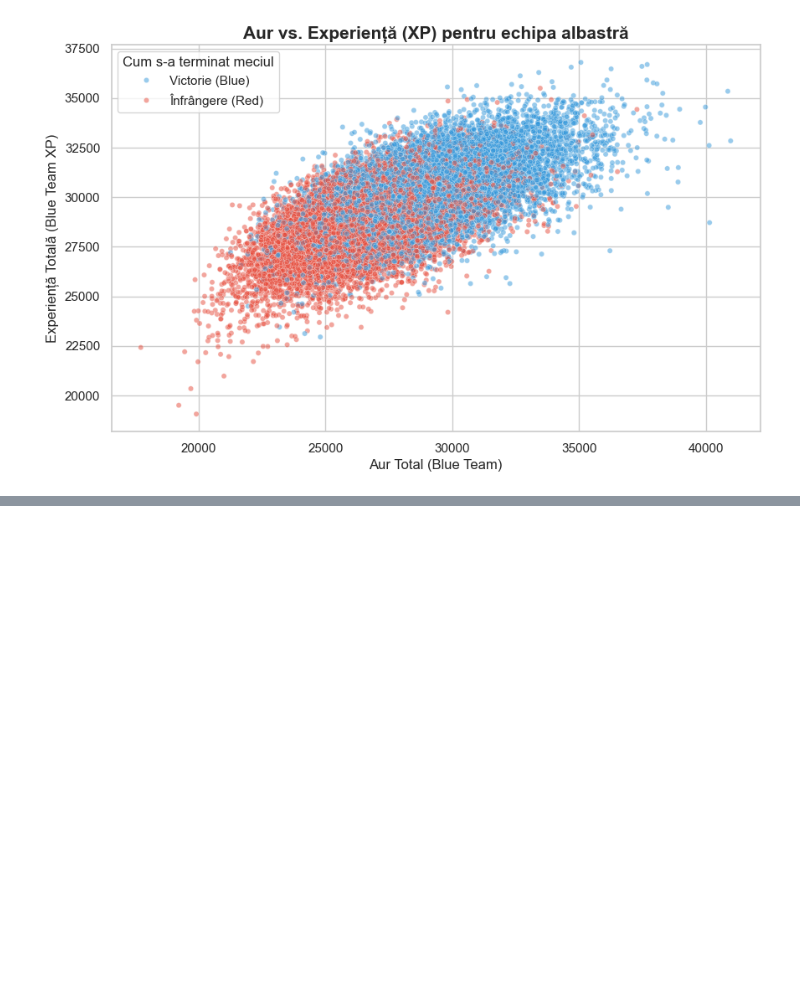
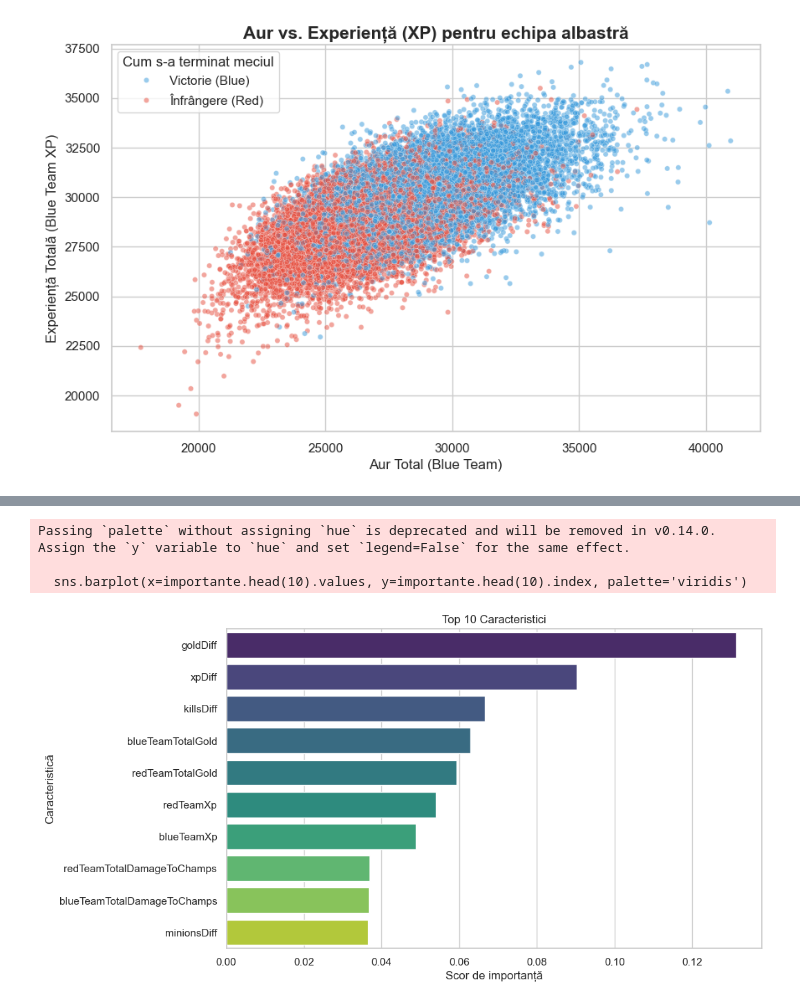
Before and after one commit to andimm09/Sisteme_Inteligente, a Jupyter notebook: main.ipynb, the cells around one changed output, grey strips where cells are left out. Saved outputs shown, nothing was run; the diff lists cells and outputs as text; code cells hidden in the pictures; blank space fills up the shorter version.

```diff
--- a/main.ipynb
+++ b/main.ipynb
@@ -144,3 +146,14 @@ Passing `palette` without assigning `hue` is deprecated and will be removed in v
   sns.boxplot(x='Rezultat', y='blueTeamTotalGold', data=df_numeric, palette={'Victorie (Blue)': '#3498db', 'Înfrângere (Red)': '#e74c3c'})
 [figure]
 [figure]
+# %%
+# Creăm coloane noi bazate pe diferențele dintre echipe la minutul 10
+df['goldDiff'] = df['blueTeamTotalGold'] - df['redTeamTotalGold']
+df['xpDiff'] = df['blueTeamXp'] - df['redTeamXp']
+df['killsDiff'] = df['blueTeamTotalKills'] - df['redTeamTotalKills']
+df['minionsDiff'] = df['blueTeamMinionsKilled'] - df['redTeamMinionsKilled']
+
+# Să vedem cum corelează NOILE noastre caracteristici cu victoria:
+print("Corelația noilor variabile cu victoria (blueWin):")
+variabile_noi = ['blueWin', 'goldDiff', 'xpDiff', 'killsDiff', 'minionsDiff']
+display(df[variabile_noi].corr()['blueWin'].sort_values(ascending=False))
@@ -146,0 +168,25 @@ Passing `palette` without assigning `hue` is deprecated and will be removed in v
+# %%
+encoder = LabelEncoder()
+y = encoder.fit_transform(df['blueWin'])
+
+X = df.drop(columns=['blueWin', 'matchId'], errors='ignore')
+
+X = X.select_dtypes(include=['number', 'float64', 'int64'])
+
+rf_model = RandomForestClassifier(random_state=42)
+rf_model.fit(X, y)
+
+importante = pd.Series(rf_model.feature_importances_, index=X.columns)
+importante = importante.sort_values(ascending=False)
+
+plt.figure(figsize=(10, 6))
+sns.barplot(x=importante.head(10).values, y=importante.head(10).index, palette='viridis')
+plt.title('Top 10 Caracteristici')
+plt.xlabel('Scor de importanță')
+plt.ylabel('Caracteristică')
+plt.show()
+# %% [output]
+Passing `palette` without assigning `hue` is deprecated and will be removed in v0.14.0. Assign the `y` variable to `hue` and set `legend=False` for the same effect.
+
+  sns.barplot(x=importante.head(10).values, y=importante.head(10).index, palette='viridis')
+[figure, added]
```
Also changed, not shown: parts of 3 cells of this notebook.
